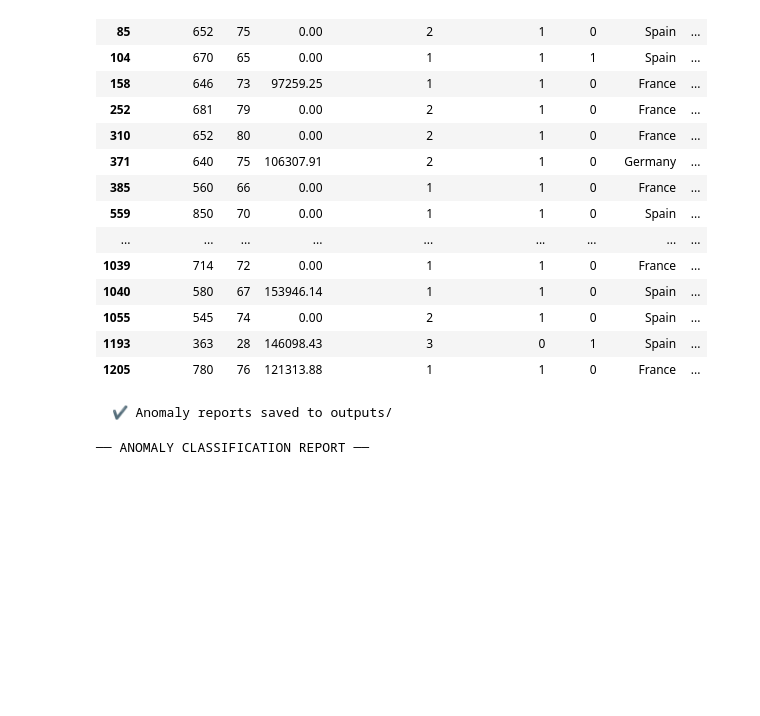
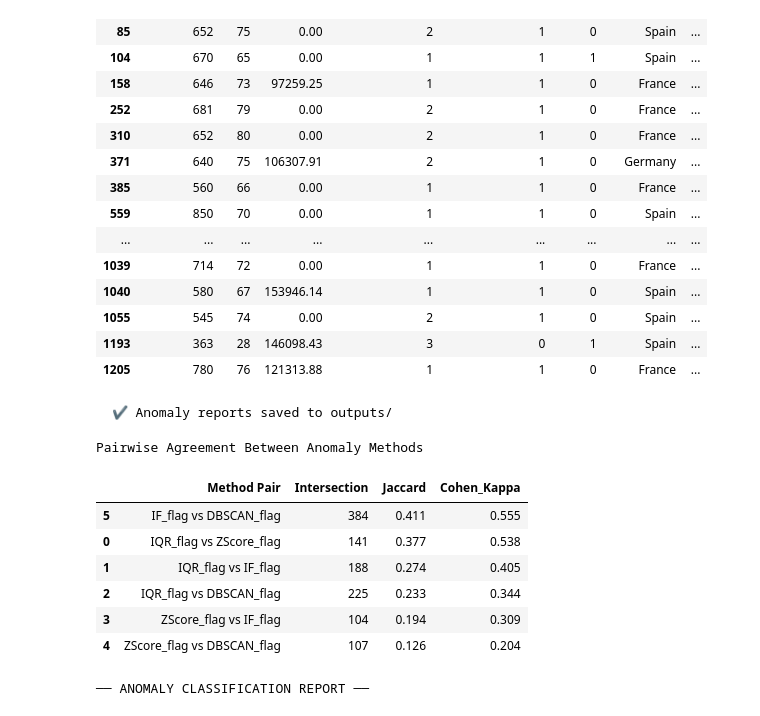
Before and after one commit to Kelompok4-PPTI20/data-mining, a Jupyter notebook: notebooks/notebook.ipynb, the cells around one changed output. Saved outputs shown, nothing was run; the diff lists cells and outputs as text; code cells hidden in the pictures; blank space fills up the shorter version.

```diff
--- a/notebooks/notebook.ipynb
+++ b/notebooks/notebook.ipynb
@@ -1808,6 +1829,37 @@ print(f"\n  ✔ Anomaly reports saved to outputs/")
 | 1193 | 363 | 28 | 146098.43 | 3 | 0 | 1 | Spain | ... |
 | 1205 | 780 | 76 | 121313.88 | 1 | 1 | 0 | France | ... |
   ✔ Anomaly reports saved to outputs/
+# %%
+# Pairwise Anomaly Method Agreement
+from itertools import combinations
+from sklearn.metrics import cohen_kappa_score
+
+def jaccard_binary(left, right):
+    intersection = ((df_anomaly[left] == 1) & (df_anomaly[right] == 1)).sum()
+    union = ((df_anomaly[left] == 1) | (df_anomaly[right] == 1)).sum()
+    return intersection / union if union else 0
+
+agreement_rows = []
+for left, right in combinations(anomaly_flag_cols, 2):
+    agreement_rows.append({
+        'Method Pair': f'{left} vs {right}',
+        'Intersection': int(((df_anomaly[left] == 1) & (df_anomaly[right] == 1)).sum()),
+        'Jaccard': round(jaccard_binary(left, right), 3),
+        'Cohen_Kappa': round(cohen_kappa_score(df_anomaly[left], df_anomaly[right]), 3)
+    })
+
+method_agreement = pd.DataFrame(agreement_rows).sort_values('Jaccard', ascending=False)
+print("Pairwise Agreement Between Anomaly Methods")
+display(method_agreement)
+# %% [output]
+Pairwise Agreement Between Anomaly Methods
+|  | Method Pair | Intersection | Jaccard | Cohen_Kappa |
+| 5 | IF_flag vs DBSCAN_flag | 384 | 0.411 | 0.555 |
+| 0 | IQR_flag vs ZScore_flag | 141 | 0.377 | 0.538 |
+| 1 | IQR_flag vs IF_flag | 188 | 0.274 | 0.405 |
+| 2 | IQR_flag vs DBSCAN_flag | 225 | 0.233 | 0.344 |
+| 3 | ZScore_flag vs IF_flag | 104 | 0.194 | 0.309 |
+| 4 | ZScore_flag vs DBSCAN_flag | 107 | 0.126 | 0.204 |
 # %%
 # ── Anomaly Classification Logic ──────────────────────────────────────────────
 def classify_anomaly(row):
```
Also changed, not shown: parts of 15 cells of this notebook, 3 other files.
